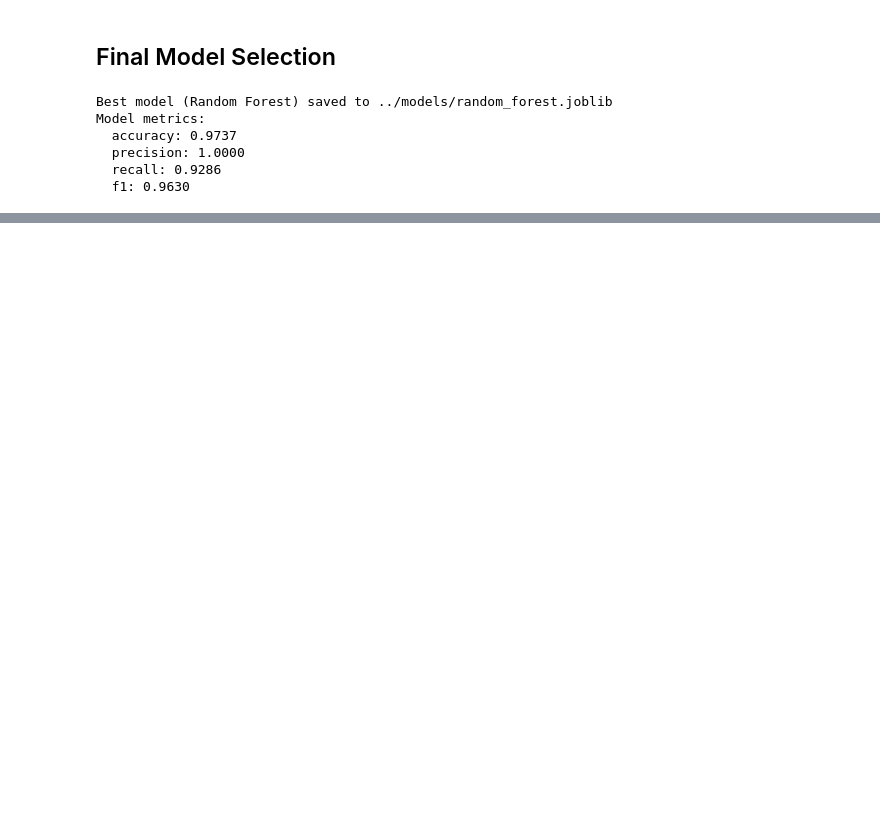
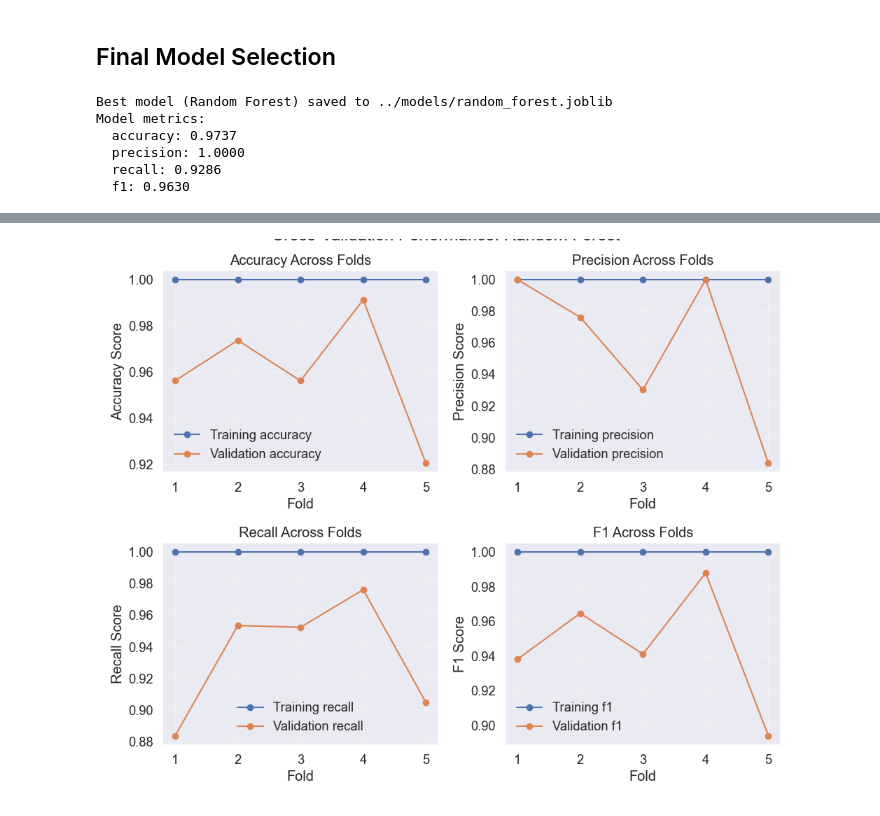
Before and after one commit to carlolax/Breast-Cancer-Prediction, a Jupyter notebook: notebooks/notebook.ipynb, the cells around one changed output, grey strips where cells are left out. Saved outputs shown, nothing was run; the diff lists cells and outputs as text; code cells hidden in the pictures; blank space fills up the shorter version.

Commit message:
Added model improvements

```diff
--- a/notebooks/notebook.ipynb
+++ b/notebooks/notebook.ipynb
@@ -353,0 +405,5 @@ Model metrics:
+# %%
+model_name = 'Random Forest'  # Change this to view different models
+display(Image(filename=f'../reports/cross_validation/{model_name.replace(" ", "_")}_cv_performance.png'))
+# %% [output]
+[figure, added]
```
Also changed, not shown: parts of 23 cells of this notebook, 27 other files.
